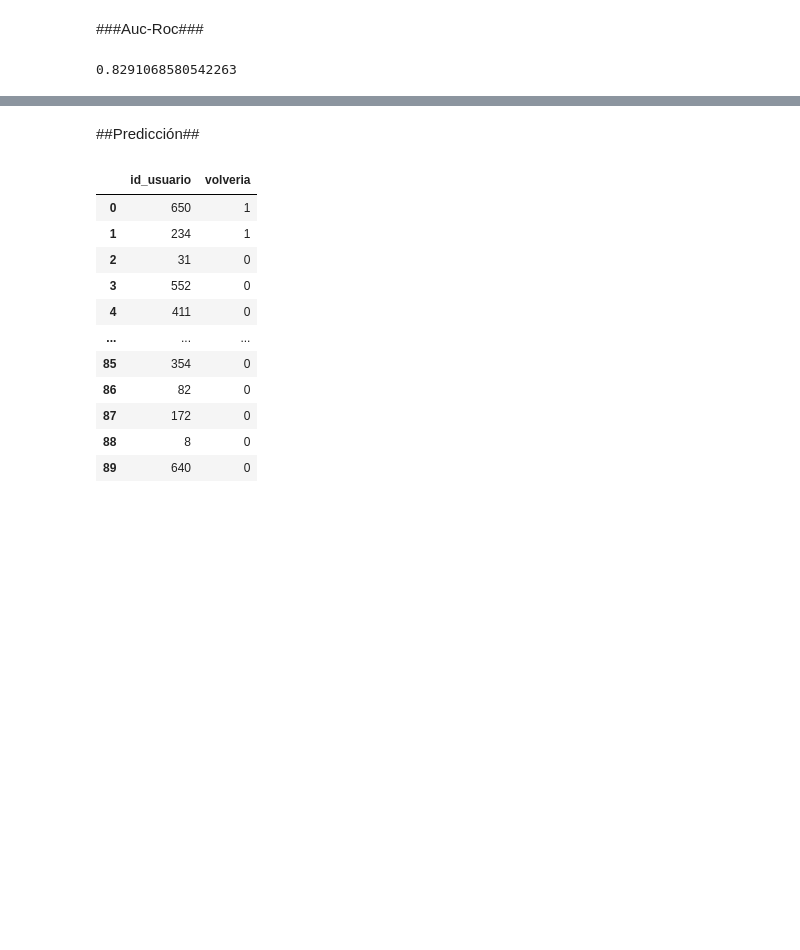
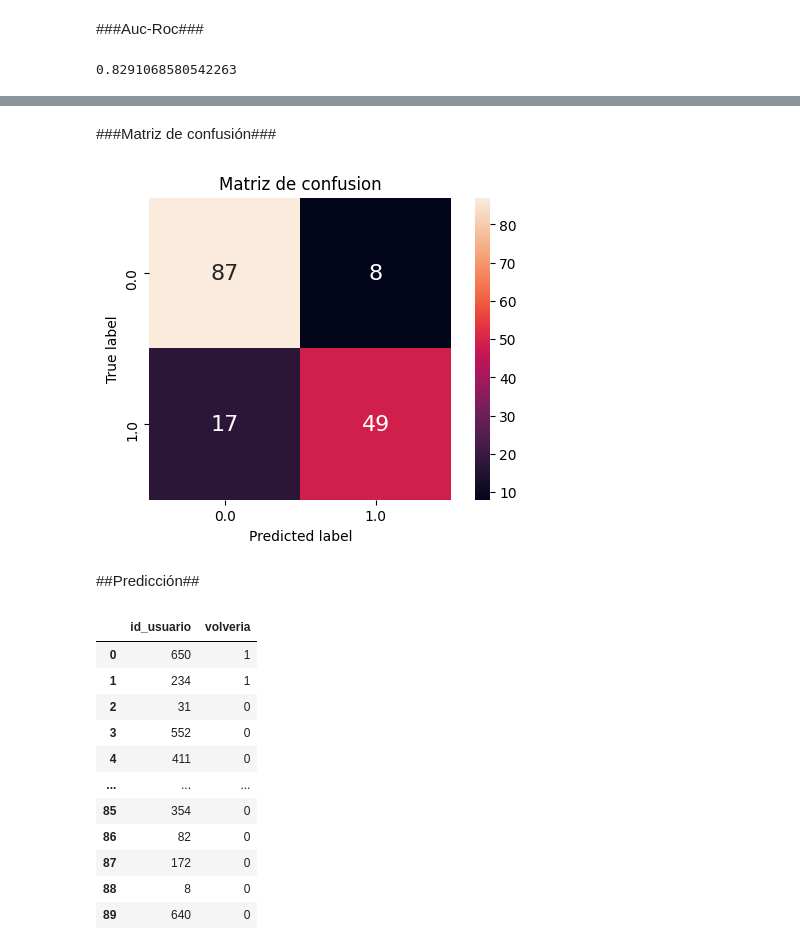
Before and after one commit to solcanalla/fiumark, a Jupyter notebook: svm.ipynb, the cells around one changed output, grey strips where cells are left out. Drawn from its saved outputs; the diff is of its cells as text; code cells hidden in the pictures; blank space fills up the shorter version.

```diff
--- a/svm.ipynb
+++ b/svm.ipynb
@@ -98,3 +121,24 @@ auc_roc
+# %% [markdown]
+###Matriz de confusión###
+# %%
+from sklearn.metrics import confusion_matrix
+
+def plot_confusion_matrix(y_true, y_pred):
+    names = sorted(set(y_true))
+    cm = confusion_matrix(y_true, y_pred, names)
+    df_cm = pd.DataFrame(cm, names, names)
+
+    plt.figure(dpi=100)
+    plt.title("Matriz de confusion")
+    sns.heatmap(df_cm, annot=True, annot_kws={"size": 16}, fmt='g', square=True)
+    plt.ylabel("True label")
+    plt.xlabel("Predicted label")
+    plt.show()
+
+
+plot_confusion_matrix(y_test, y_pred)
+# %% [output]
+[figure, added]
 # %% [markdown]
 ##Predicción##
 # %%
```
Also changed, not shown: parts of 4 cells of this notebook.
